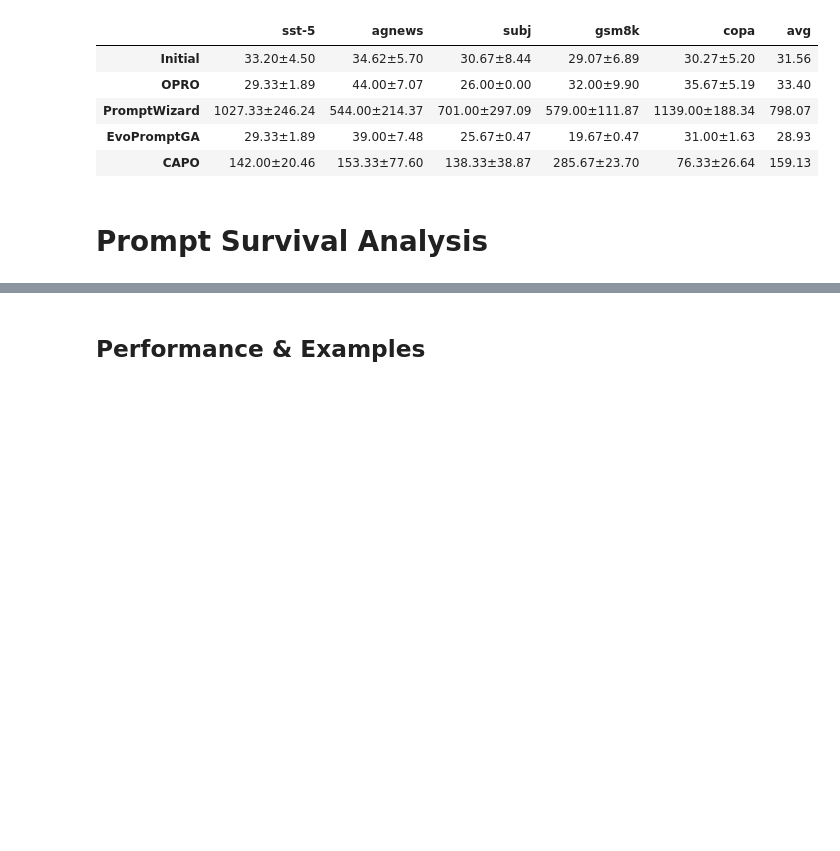
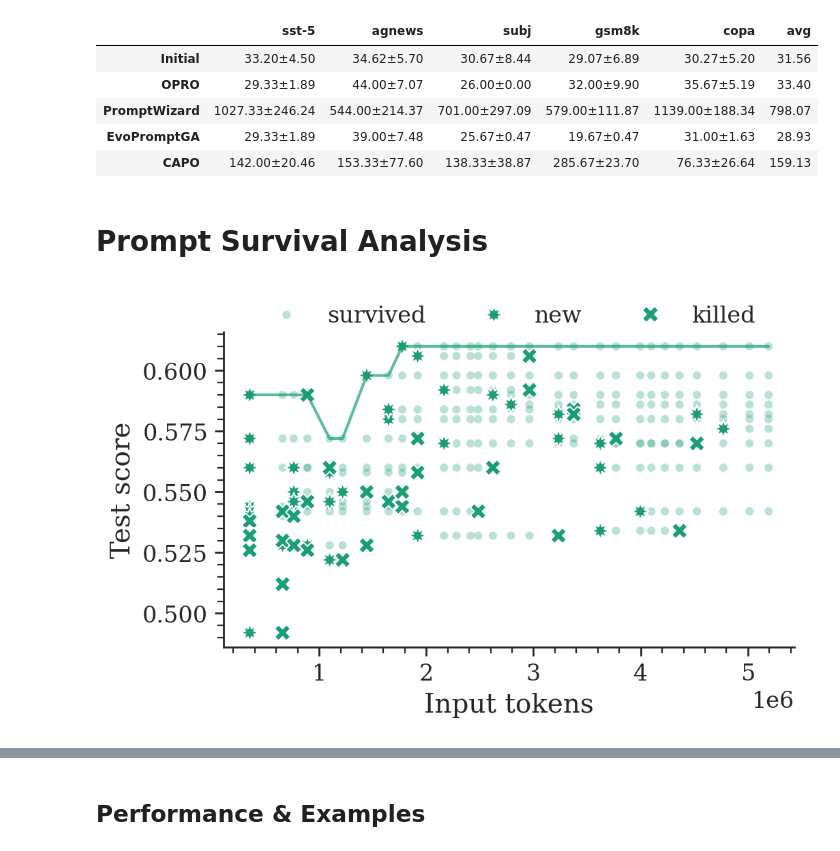
Before and after one commit to finitearth/capo, a Jupyter notebook: notebooks/paper_visualization/benchmarking_visualization.ipynb, the cells around one changed output, grey strips where cells are left out. Cells and saved outputs as stored; diff of their text form; code cells hidden in the pictures; blank space fills up the shorter version.

```diff
--- a/notebooks/paper_visualization/benchmarking_visualization.ipynb
+++ b/notebooks/paper_visualization/benchmarking_visualization.ipynb
@@ -415,5 +415,18 @@ mistral
 | CAPO | 142.00±20.46 | 153.33±77.60 | 138.33±38.87 | 285.67±23.70 | 76.33±26.64 | 159.13 |
 # %% [markdown]
 # Prompt Survival Analysis
+# %%
+plot_population_members(
+    "sst-5",
+    "mistral",
+    "CAPO",
+    x_col="input_tokens_cum",
+    score_col="test_score",
+    path_prefix="../..",
+    seeds=[42],
+    figsize=(5.4, 3),
+);
+# %% [output]
+[figure, added]
 # %%
 plot_population_members(
```
Also changed, not shown: parts of 1 cell of this notebook, 2 other files.
